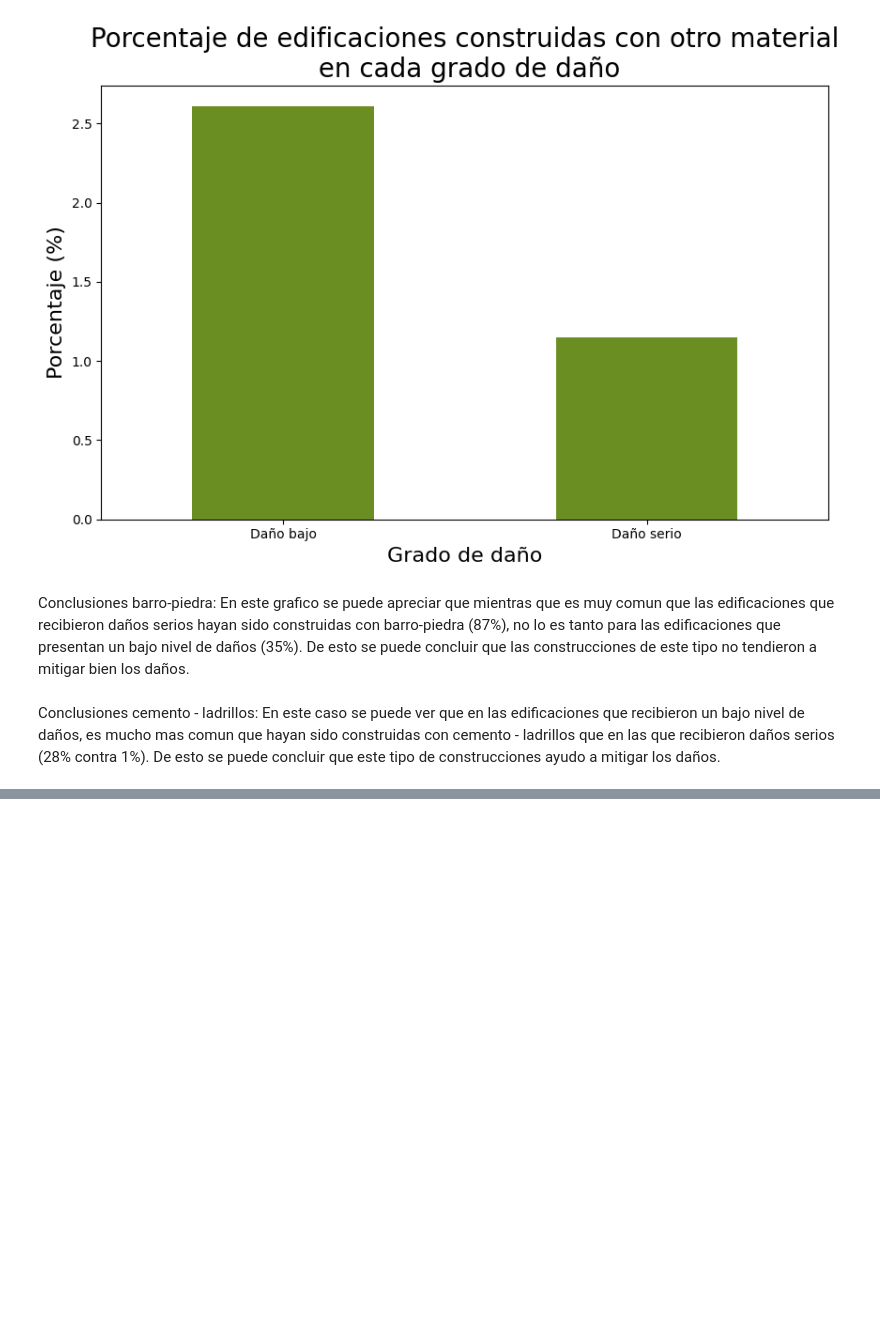
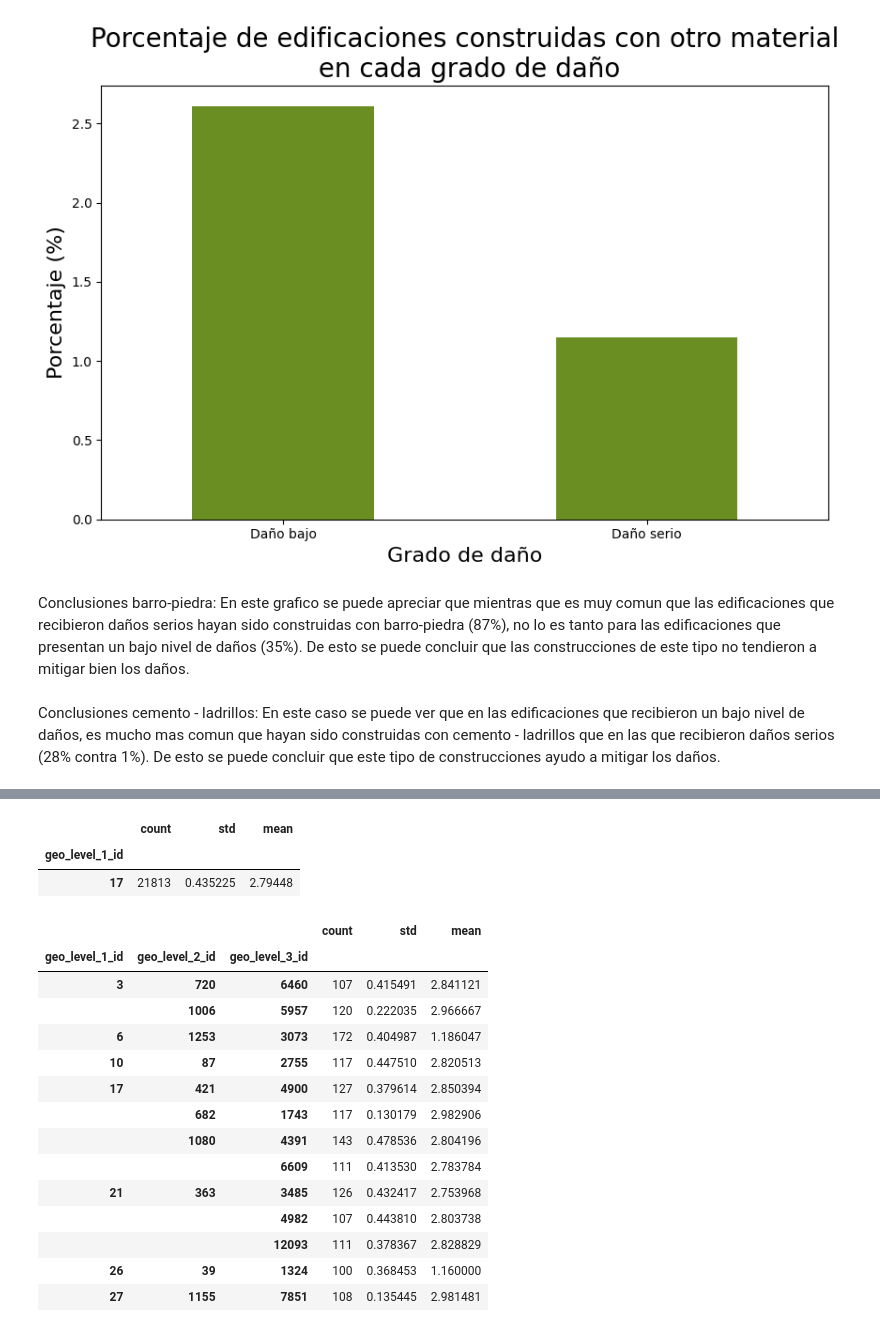
Before and after one commit to GuidoBergman/Datos---Tp1, a Jupyter notebook: Tp1.ipynb, the cells around one changed output, grey strips where cells are left out. Saved outputs shown, nothing was run; the diff lists cells and outputs as text; code cells hidden in the pictures; blank space fills up the shorter version.

```diff
--- a/Tp1.ipynb
+++ b/Tp1.ipynb
@@ -189,0 +196,31 @@ graficarPorcentajesDeCategoricos(agrupados.legal_ownership_status,
+# %%
+a = values.groupby('geo_level_1_id')['damage_grade']\
+    .agg(['count', 'std', 'mean'])
+a.loc[(a['count']>=5000) & (a['std']<= 0.5) &
+      ((a['mean'] >= 2.75) |  (a['mean']<= 1.25))]
+# %% [output]
+|  | count | std | mean |
+| geo_level_1_id |  |  |  |
+| 17 | 21813 | 0.435225 | 2.79448 |
+# %%
+a = values.groupby(['geo_level_1_id', 'geo_level_2_id',
+                    'geo_level_3_id'])['damage_grade']\
+    .agg(['count', 'std', 'mean'])
+a.loc[(a['count']>=100) & (a['std']<= 0.5) &
+      ((a['mean'] >= 2.75) |  (a['mean']<= 1.25))]
+# %% [output]
+|  |  |  | count | std | mean |
+| geo_level_1_id | geo_level_2_id | geo_level_3_id |  |  |  |
+| 3 | 720 | 6460 | 107 | 0.415491 | 2.841121 |
+|  | 1006 | 5957 | 120 | 0.222035 | 2.966667 |
+| 6 | 1253 | 3073 | 172 | 0.404987 | 1.186047 |
+| 10 | 87 | 2755 | 117 | 0.447510 | 2.820513 |
+| 17 | 421 | 4900 | 127 | 0.379614 | 2.850394 |
+|  | 682 | 1743 | 117 | 0.130179 | 2.982906 |
+|  | 1080 | 4391 | 143 | 0.478536 | 2.804196 |
+|  |  | 6609 | 111 | 0.413530 | 2.783784 |
+| 21 | 363 | 3485 | 126 | 0.432417 | 2.753968 |
+|  |  | 4982 | 107 | 0.443810 | 2.803738 |
+|  |  | 12093 | 111 | 0.378367 | 2.828829 |
+| 26 | 39 | 1324 | 100 | 0.368453 | 1.160000 |
+| 27 | 1155 | 7851 | 108 | 0.135445 | 2.981481 |
```
Also changed, not shown: parts of 3 cells of this notebook.
